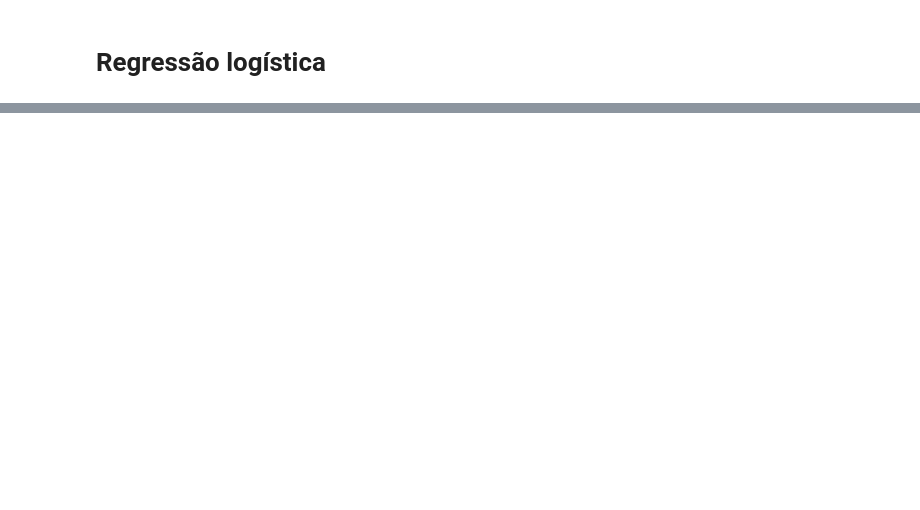
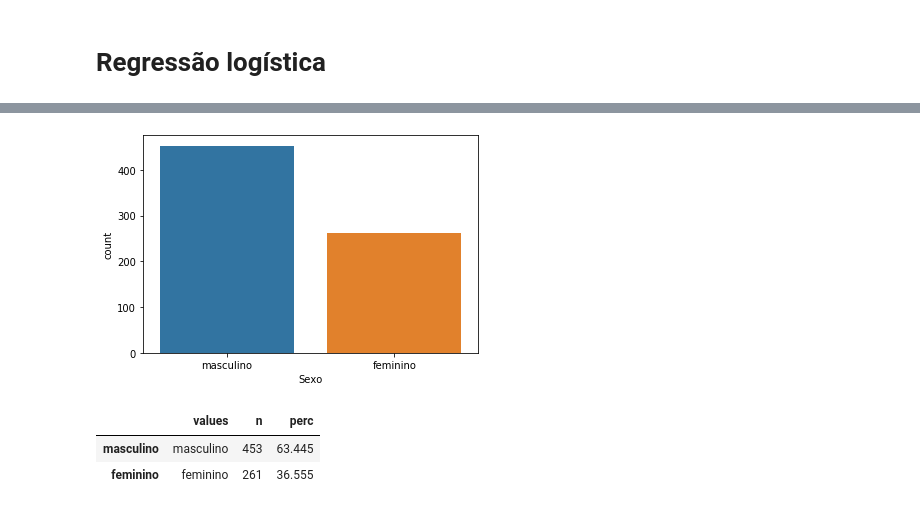
Before and after one commit to Lucaasfelipe/Modelos-Estatisticos, a Jupyter notebook: Regressão logística .ipynb, the cells around one changed output, grey strips where cells are left out. Cells and saved outputs as stored; diff of their text form; code cells hidden in the pictures; blank space fills up the shorter version.

```diff
--- a/Regressão logística .ipynb
+++ b/Regressão logística .ipynb
@@ -49,0 +59,7 @@ KeyError: 0
+# %%
+freq(titanic.Sexo, plot=True)
+# %% [output]
+[figure, added]
+|  | values | n | perc |
+| masculino | masculino | 453 | 63.445 |
+| feminino | feminino | 261 | 36.555 |
```
Also changed, not shown: parts of 9 cells of this notebook.
